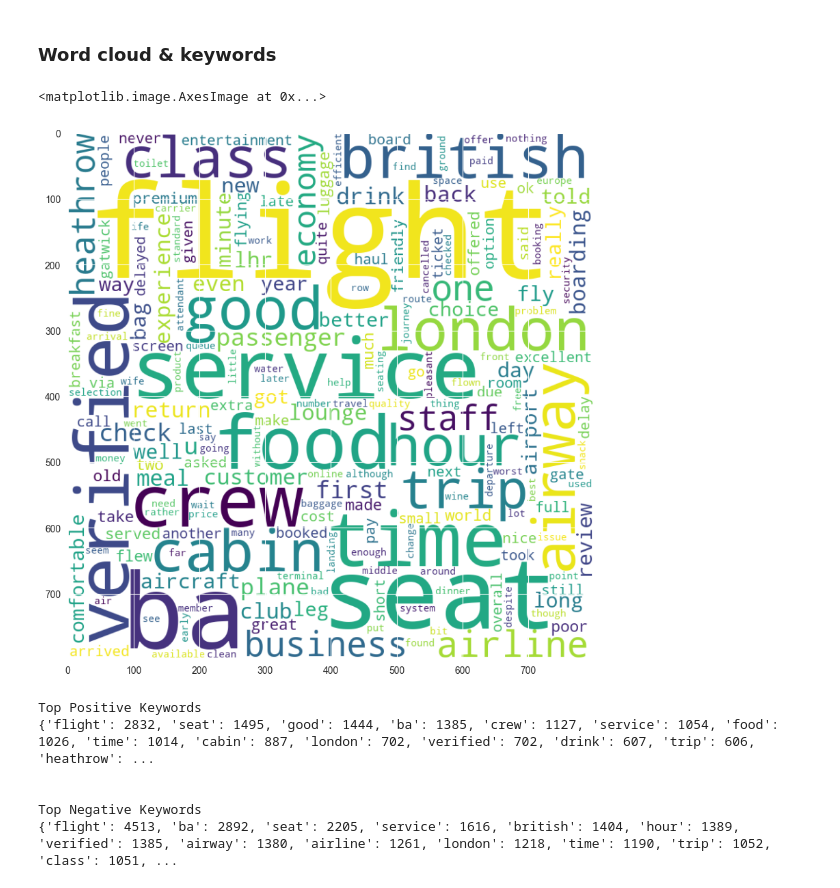
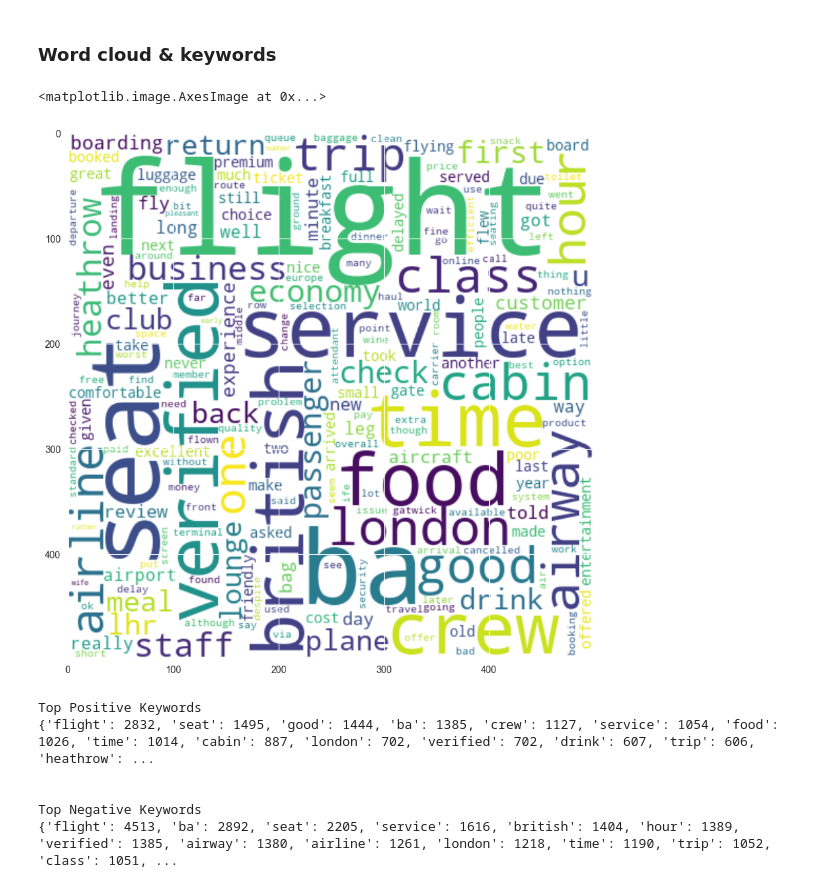
Before and after one commit to Jahdo-Codes/Real-World-Simulation-Projects, a Jupyter notebook: Forage /BA Job Simulation/BA reviews sentiment analysis.ipynb, the cells around one changed output. Drawn from its saved outputs; the diff is of its cells as text; code cells hidden in the pictures.

```diff
--- a/Forage /BA Job Simulation/BA reviews sentiment analysis.ipynb
+++ b/Forage /BA Job Simulation/BA reviews sentiment analysis.ipynb
@@ -381,14 +428,14 @@ Topic 9: american, told, called, chicago, airway, british, booked, airline, jour
 from wordcloud import WordCloud
 # %%
 all_text = " ".join(df['cleaned_content'])
-wc = WordCloud(width = 800, height = 800, background_color = 'white', collocations = False)
+wc = WordCloud(width = 500, height = 500, background_color = 'white', collocations = False)
 wc.generate(all_text)
 
 plt.figure(figsize=(10,10))
 plt.imshow(wc, interpolation='bilinear')
 # %% [output]
 <matplotlib.image.AxesImage at 0x...>
-[figure, old version]
+[figure, new version]
 # %%
 from sklearn.feature_extraction.text import CountVectorizer
 
```
Also changed, not shown: parts of 8 cells of this notebook, 1 other file.
